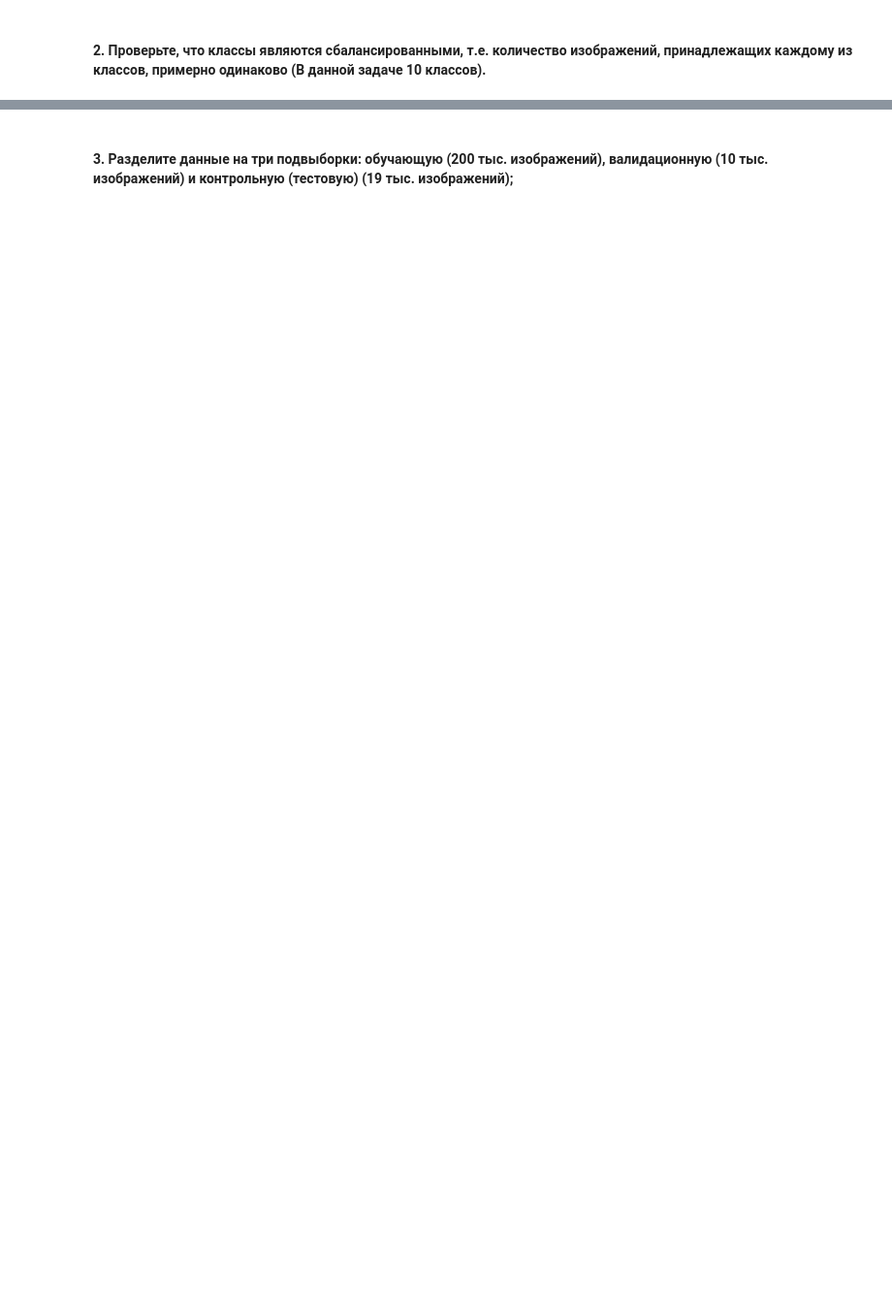
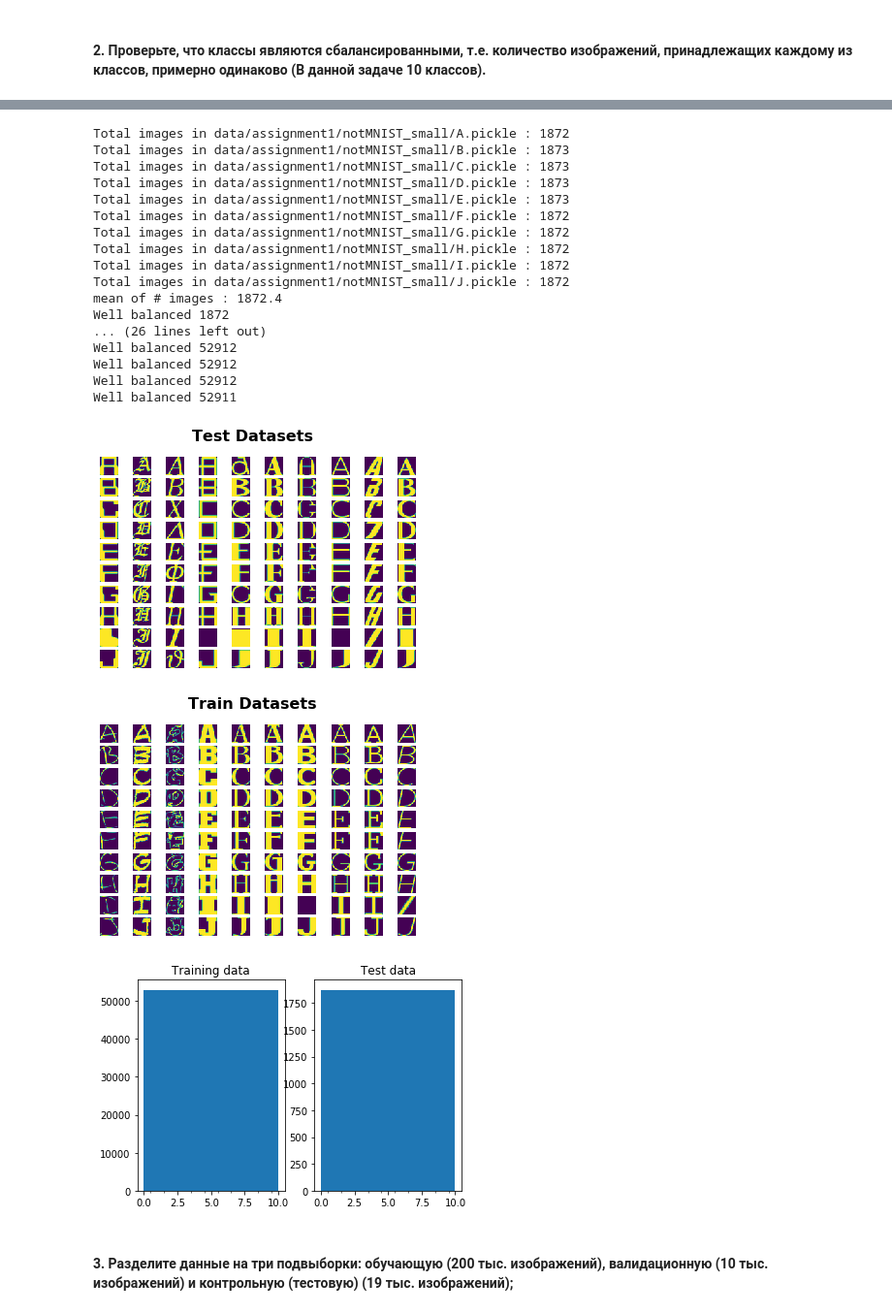
Before and after one commit to Mihlyuk/deep-learning-course, a Jupyter notebook: assignment1.ipynb, the cells around one changed output, grey strips where cells are left out. Shown at 97% size. Saved outputs shown, nothing was run; the diff lists cells and outputs as text; code cells hidden in the pictures; blank space fills up the shorter version.

Commit message:
assignment1

```diff
--- a/assignment1.ipynb
+++ b/assignment1.ipynb
@@ -25,0 +122,3 @@ KeyboardInterrupt:
+# %%
+train_datasets = pickle_dataset(train_folders, 45000)
+test_datasets = pickle_dataset(test_folders, 1800)
@@ -26,2 +170,64 @@ KeyboardInterrupt:
+# %%
+def mean(numbers):
+    return float(sum(numbers)) / max(len(numbers), 1)
+# %%
+def balance_check(sizes):
+    mean_val = mean(sizes)
+    print('mean of # images :', mean_val)
+    for i in sizes:
+        if abs(i - mean_val) > 0.1 * mean_val:
+            print("Too much or less images")
+        else:
+            print("Well balanced", i)
+# %%
+def load_and_display_pickle(datasets, sample_size, title):
+    fig = plt.figure()
+    fig.suptitle(title, fontsize=16, fontweight='bold')
+
+    num_of_images = []
+
+    for pickle_file in datasets:
+        with open(pickle_file, 'rb') as f:
+            data = pickle.load(f)
+            print('Total images in', pickle_file, ':', len(data))
+
+            for index, image in enumerate(data):
+                if index == sample_size: break
+                ax = fig.add_subplot(len(datasets), sample_size, sample_size * datasets.index(pickle_file) +
+                                     index + 1)
+                ax.imshow(image)
+                ax.set_axis_off()
+                ax.imshow(image)
+
+            num_of_images.append(len(data))
+
+    balance_check(num_of_images)
+    plt.show()
+    return num_of_images
+# %%
+test_labels = generate_fake_label(load_and_display_pickle(test_datasets, 10, 'Test Datasets'))
+train_labels = generate_fake_label(load_and_display_pickle(train_datasets, 10, 'Train Datasets'))
+plot_balance()
+# %% [output]
+Total images in data/assignment1/notMNIST_small/A.pickle : 1872
+Total images in data/assignment1/notMNIST_small/B.pickle : 1873
+Total images in data/assignment1/notMNIST_small/C.pickle : 1873
+Total images in data/assignment1/notMNIST_small/D.pickle : 1873
+Total images in data/assignment1/notMNIST_small/E.pickle : 1873
+Total images in data/assignment1/notMNIST_small/F.pickle : 1872
+Total images in data/assignment1/notMNIST_small/G.pickle : 1872
+Total images in data/assignment1/notMNIST_small/H.pickle : 1872
+Total images in data/assignment1/notMNIST_small/I.pickle : 1872
+Total images in data/assignment1/notMNIST_small/J.pickle : 1872
+mean of # images : 1872.4
+Well balanced 1872
+... (26 lines left out)
+Well balanced 52912
+Well balanced 52912
+Well balanced 52912
+Well balanced 52911
+[figure, added]
+[figure, added]
+[figure, added]
 # %% [markdown]
 #### 3. Разделите данные на три подвыборки: обучающую (200 тыс. изображений), валидационную (10 тыс. изображений) и контрольную (тестовую) (19 тыс. изображений);
```
Also changed, not shown: parts of 35 cells of this notebook, 2 other files.
